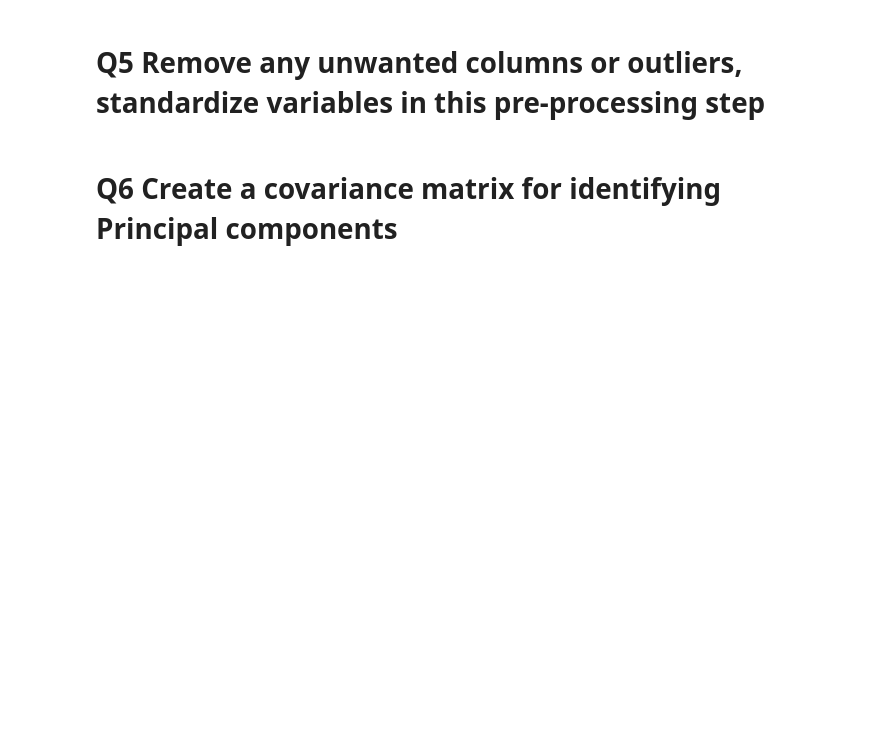
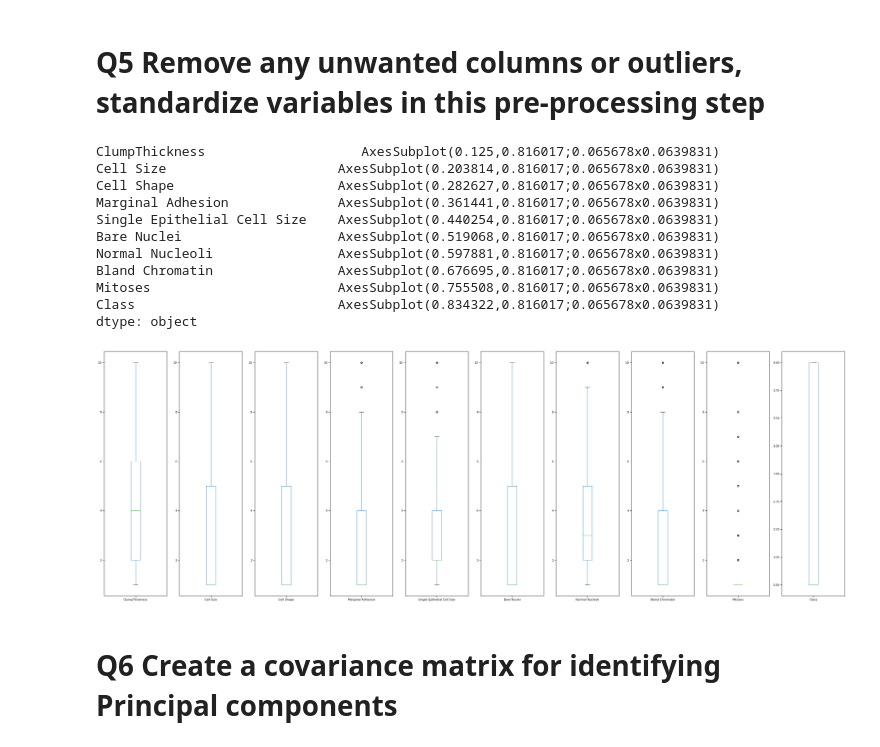
Before and after one commit to GreatLearningAIML1/bangalore-feb-batch-thomasjohnkurian, a Jupyter notebook: R5_Internal_Lab_PCA_CBRS_PBRS.ipynb, the cells around one changed output. Saved outputs shown, nothing was run; the diff lists cells and outputs as text; code cells hidden in the pictures; blank space fills up the shorter version.

```diff
--- a/R5_Internal_Lab_PCA_CBRS_PBRS.ipynb
+++ b/R5_Internal_Lab_PCA_CBRS_PBRS.ipynb
@@ -168,0 +168,15 @@ sns.pairplot(data)
+# %%
+data.plot(kind= 'box' , subplots=True, layout=(10,10), sharex=False, sharey=False, figsize=(50,200))
+# %% [output]
+ClumpThickness                    AxesSubplot(0.125,0.816017;0.065678x0.0639831)
+Cell Size                      AxesSubplot(0.203814,0.816017;0.065678x0.0639831)
+Cell Shape                     AxesSubplot(0.282627,0.816017;0.065678x0.0639831)
+Marginal Adhesion              AxesSubplot(0.361441,0.816017;0.065678x0.0639831)
+Single Epithelial Cell Size    AxesSubplot(0.440254,0.816017;0.065678x0.0639831)
+Bare Nuclei                    AxesSubplot(0.519068,0.816017;0.065678x0.0639831)
+Normal Nucleoli                AxesSubplot(0.597881,0.816017;0.065678x0.0639831)
+Bland Chromatin                AxesSubplot(0.676695,0.816017;0.065678x0.0639831)
+Mitoses                        AxesSubplot(0.755508,0.816017;0.065678x0.0639831)
+Class                          AxesSubplot(0.834322,0.816017;0.065678x0.0639831)
+dtype: object
+[figure, added]
```
Also changed, not shown: parts of 17 cells of this notebook.
